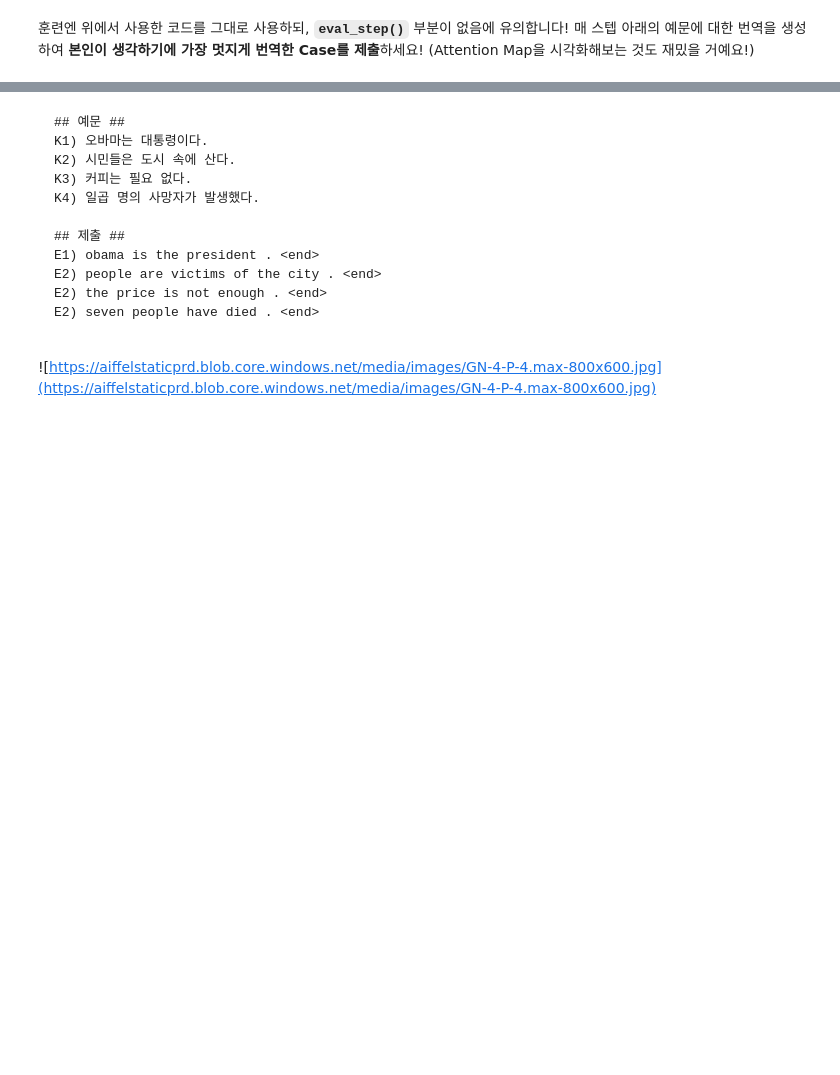
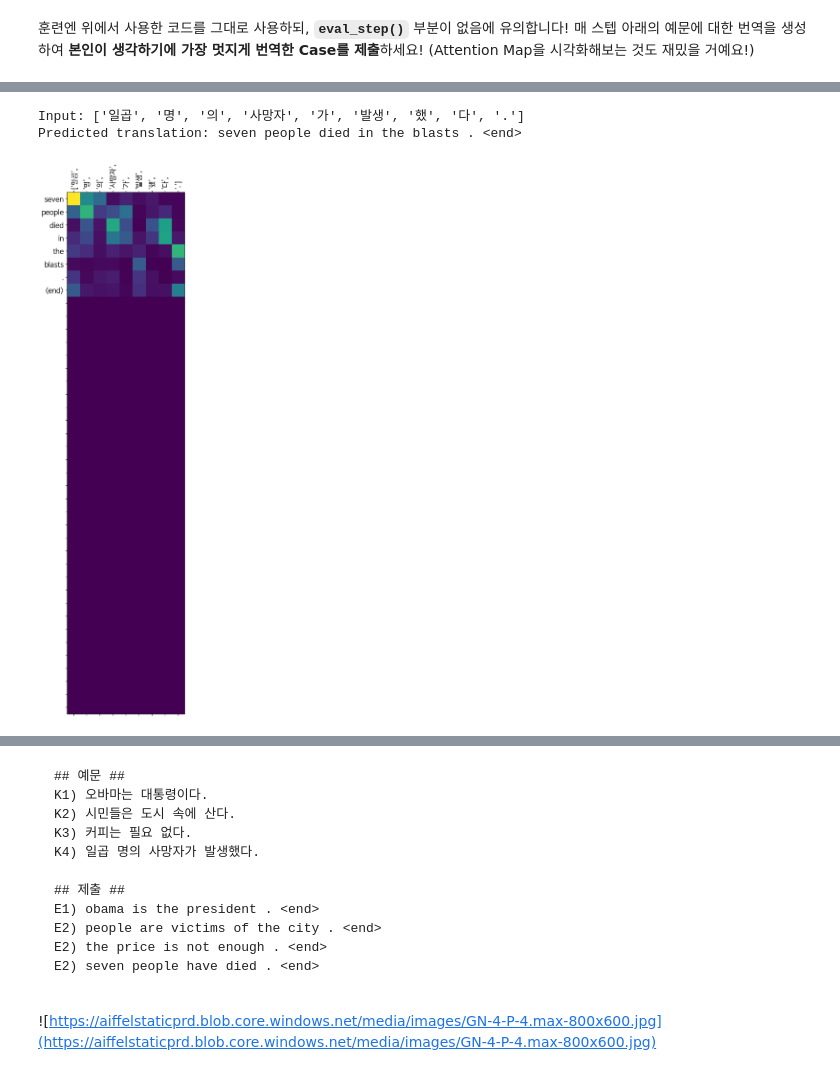
Before and after one commit to SIMYJ/NLP_Projects, a Jupyter notebook: [GD_NLP_08]Seq2Seq_attention.ipynb, the cells around one changed output, grey strips where cells are left out. Drawn from its saved outputs; the diff is of its cells as text; code cells hidden in the pictures; blank space fills up the shorter version.

```diff
--- a/[GD_NLP_08]Seq2Seq_attention.ipynb
+++ b/[GD_NLP_08]Seq2Seq_attention.ipynb
@@ -373,0 +494,6 @@ def train_step(src, tgt, encoder, decoder, optimizer, dec_tok):
+# %%
+translate("일곱 명의 사망자가 발생했다.", encoder, decoder)
+# %% [output]
+Input: ['일곱', '명', '의', '사망자', '가', '발생', '했', '다', '.']
+Predicted translation: seven people died in the blasts . <end>
+[figure, added]
```
Also changed, not shown: parts of 25 cells of this notebook.
